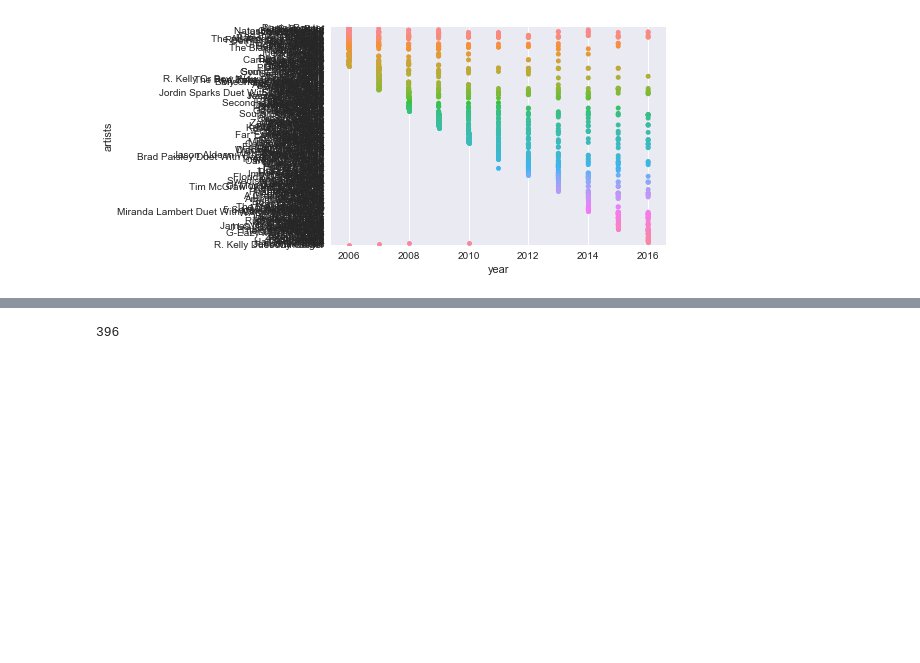
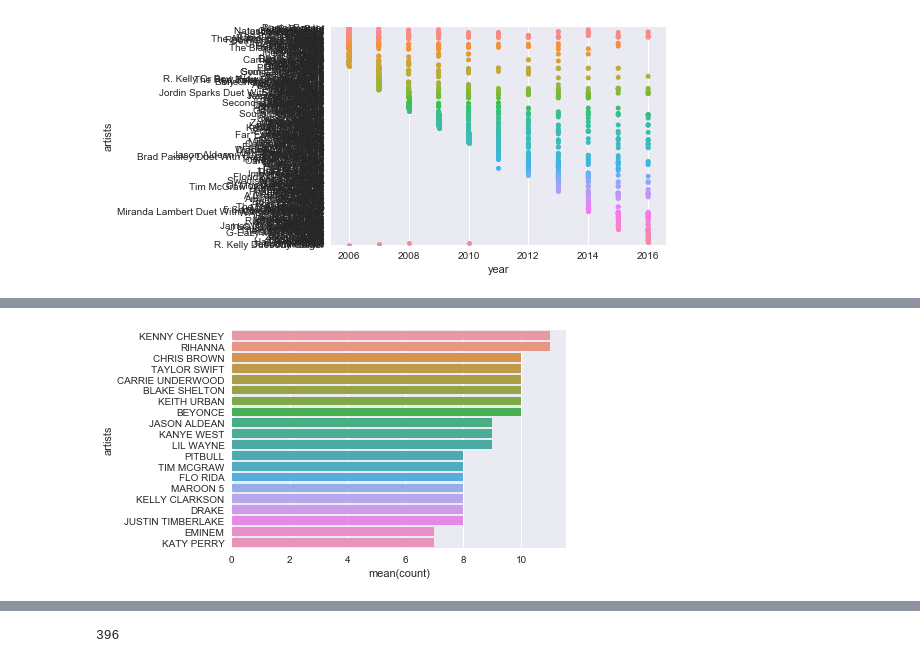
Before and after one commit to nash13cxw/BillboardAnalysis, a Jupyter notebook: BIllboardAnalysis.ipynb, the cells around one changed output, grey strips where cells are left out. Saved outputs shown, nothing was run; the diff lists cells and outputs as text; code cells hidden in the pictures; blank space fills up the shorter version.

```diff
--- a/BIllboardAnalysis.ipynb
+++ b/BIllboardAnalysis.ipynb
@@ -50,2 +51,8 @@ sns.swarmplot(x='year',y='artists',data=swarm)
 # %%
 top_artist = pd.read_csv('billtopar.csv')
+# %%
+ta = pd.DataFrame({'artists':top_artist.artists.value_counts().index, 'count':top_artist.artists.value_counts().values})
+ta_head = ta.head(20)
+sns.barplot(x="count", y="artists", data=ta_head);
+# %% [output]
+[figure, added]
```
Also changed, not shown: parts of 7 cells of this notebook.
